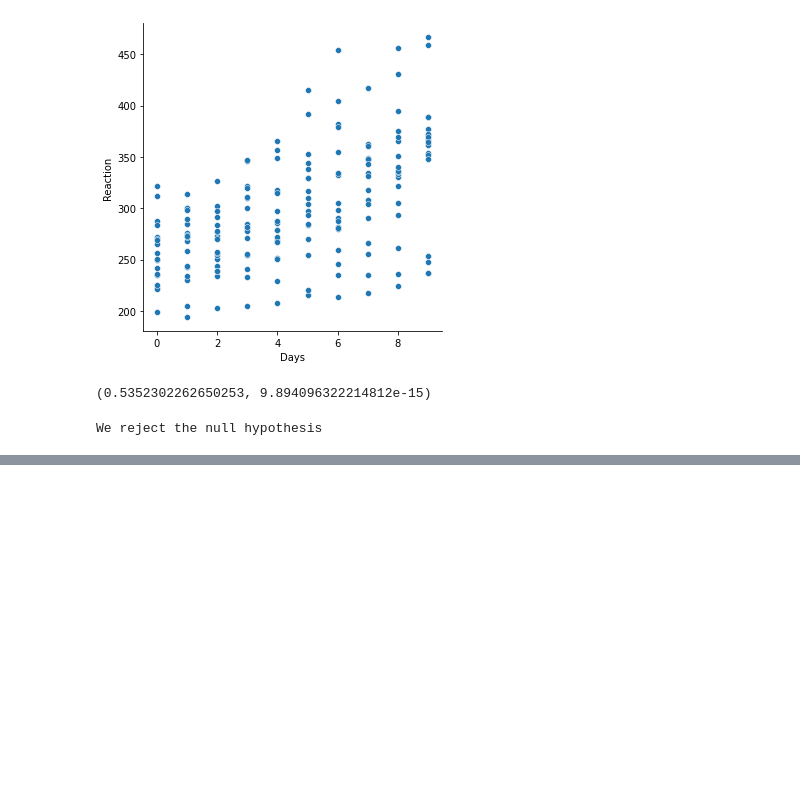
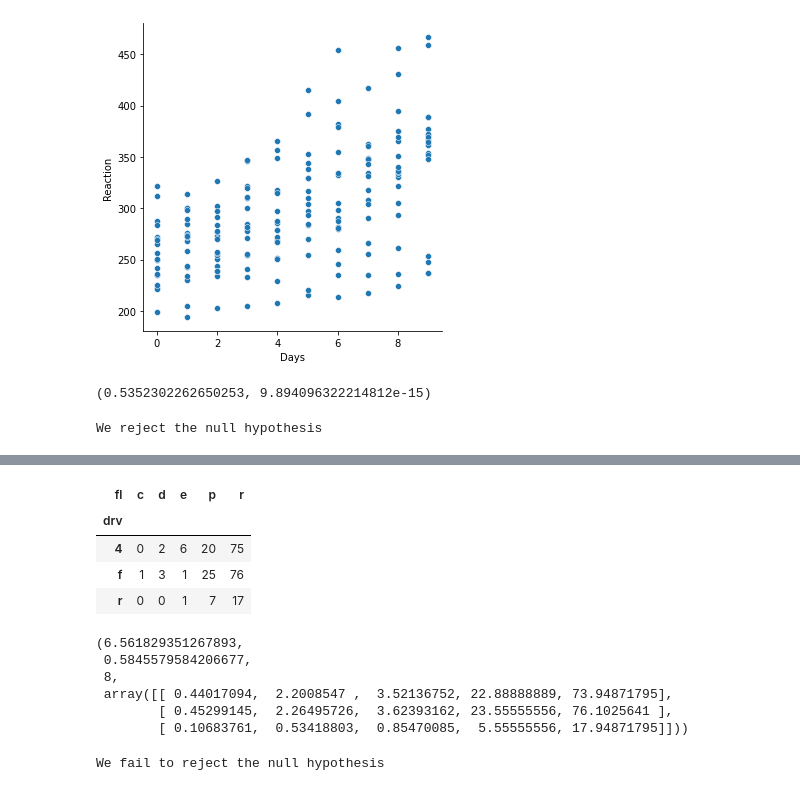
Before and after one commit to javahava1222/statistics-exercises, a Jupyter notebook: hypothesis_testing.ipynb, the cells around one changed output, grey strips where cells are left out. Cells and saved outputs as stored; diff of their text form; code cells hidden in the pictures; blank space fills up the shorter version.

```diff
--- a/hypothesis_testing.ipynb
+++ b/hypothesis_testing.ipynb
@@ -576,5 +602,5 @@ We reject the null hypothesis
 # %%
-
 # Choose another 2 categorical variables from the mpg dataset and perform a
-# chi2
-#  contingency table test with them. Be sure to state your null and alternative hypotheses.
+# chi2 contingency table test with them. Be sure to state your null and alternative hypotheses.
+df = data('mpg')
+df.nunique()
@@ -581 +620,29 @@ We reject the null hypothesis
+# %%
+obv = pd.crosstab(df.drv, df.fl)
+obv
+# %% [output]
+| fl | c | d | e | p | r |
+| drv |  |  |  |  |  |
+| 4 | 0 | 2 | 6 | 20 | 75 |
+| f | 1 | 3 | 1 | 25 | 76 |
+| r | 0 | 0 | 1 | 7 | 17 |
+# %%
+# H0 = Fuel types and drive types are not independent of one another.
+# H0 =  = Fuel types and drive types are independent of one another.
+chi2, p, degf, expected = stats.chi2_contingency(obv)
+chi2, p, degf, expected
+# %% [output]
+(6.561829351267893,
+ 0.5845579584206677,
+ 8,
+ array([[ 0.44017094,  2.2008547 ,  3.52136752, 22.88888889, 73.94871795],
+        [ 0.45299145,  2.26495726,  3.62393162, 23.55555556, 76.1025641 ],
+        [ 0.10683761,  0.53418803,  0.85470085,  5.55555556, 17.94871795]]))
+# %%
+if p > alpha:
+    print('We fail to reject the null hypothesis')
+else:
+    print('We reject the null hypothesis')
+# %% [output]
+We fail to reject the null hypothesis
 # %%
```
Also changed, not shown: parts of 16 cells of this notebook, 1 other file.
